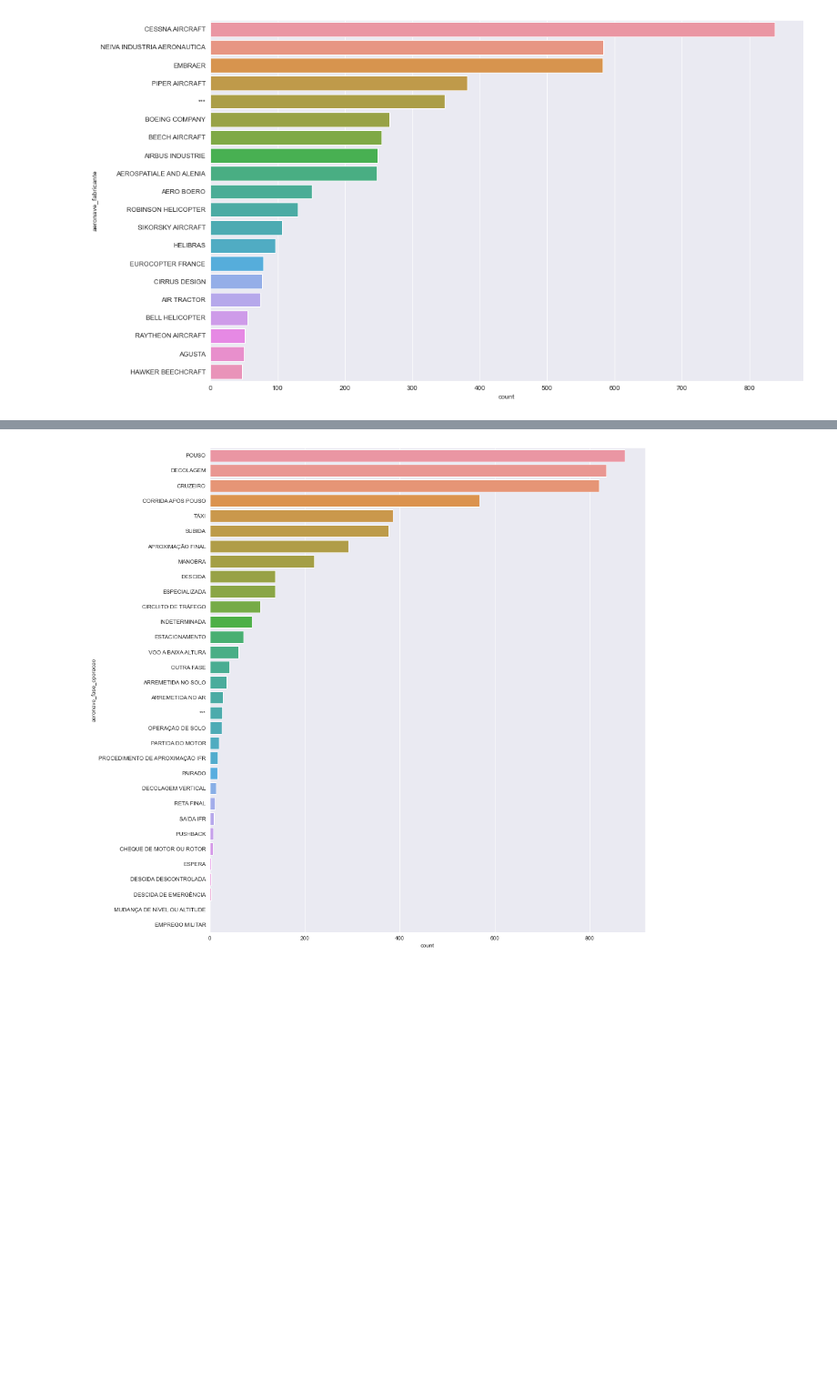
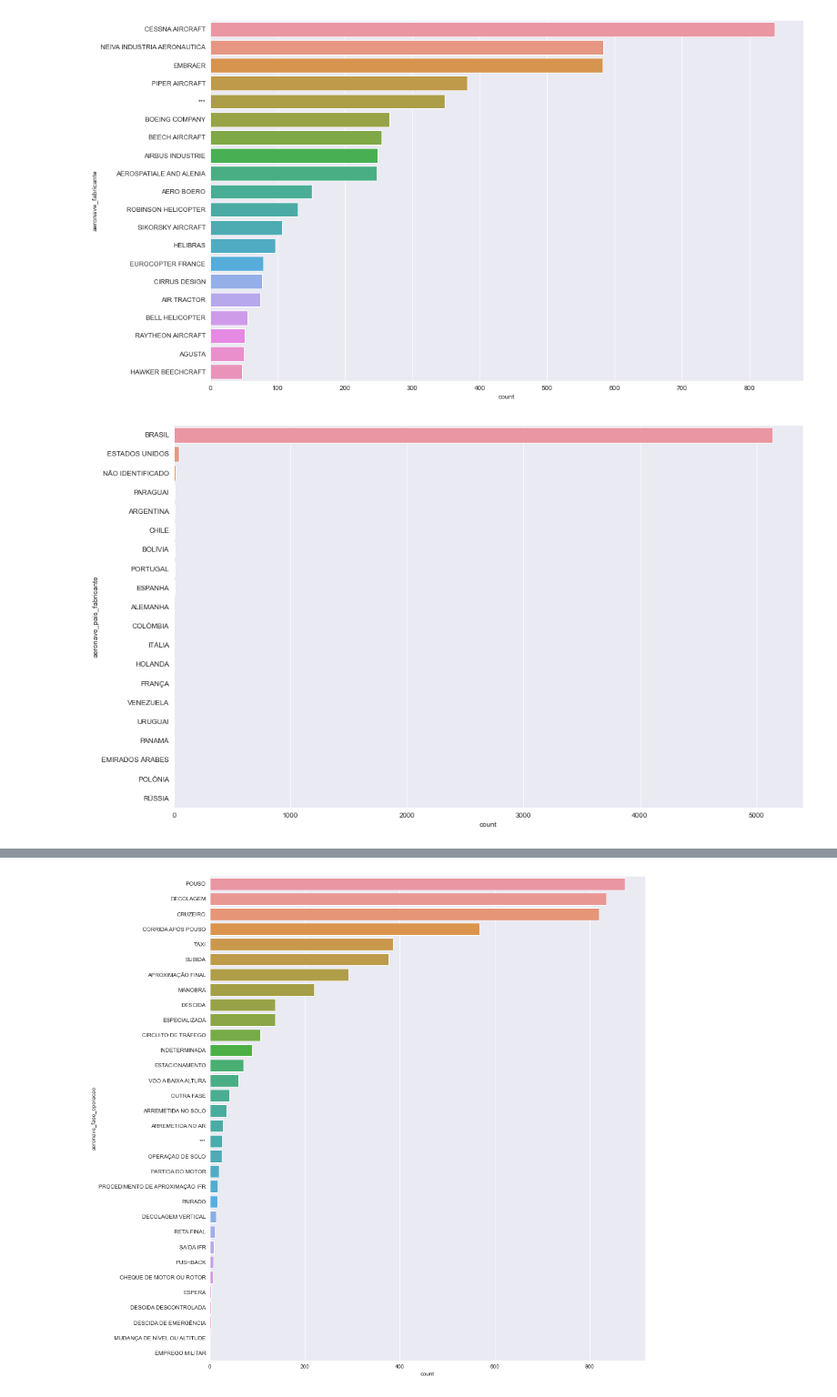
Before and after one commit to otavio-silva/A3Data---Teste-Pr-tico-Cientista-de-Dados-, a Jupyter notebook: notebook.ipynb, the cells around one changed output, grey strips where cells are left out. Shown at 91% size. Cells and saved outputs as stored; diff of their text form; code cells hidden in the pictures; blank space fills up the shorter version.

```diff
--- a/notebook.ipynb
+++ b/notebook.ipynb
@@ -67,3 +71,9 @@ seaborn.countplot(data=aeronave, y="aeronave_fabricante", order=aeronave["aerona
 pyplot.show()
 # %% [output]
 [figure]
+# %%
+pyplot.figure(figsize=(16, 10))
+seaborn.countplot(data=aeronave, y="aeronave_pais_fabricante", order=aeronave["aeronave_pais_fabricante"].value_counts().iloc[:20].index)
+pyplot.show()
+# %% [output]
+[figure, added]
```
Also changed, not shown: parts of 10 cells of this notebook.
